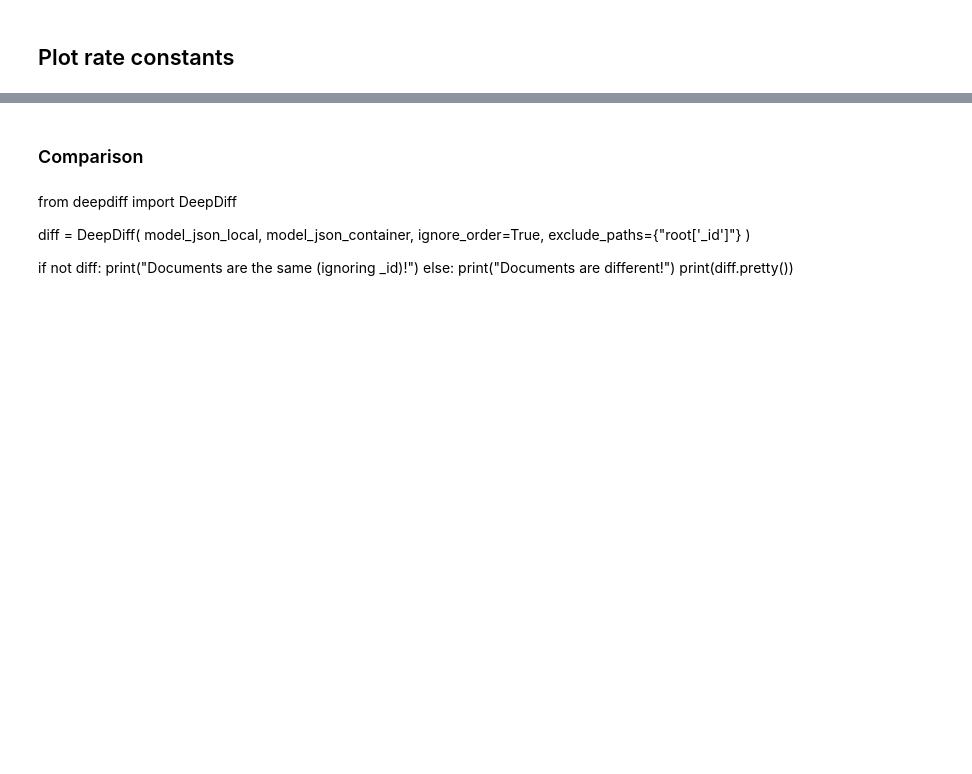
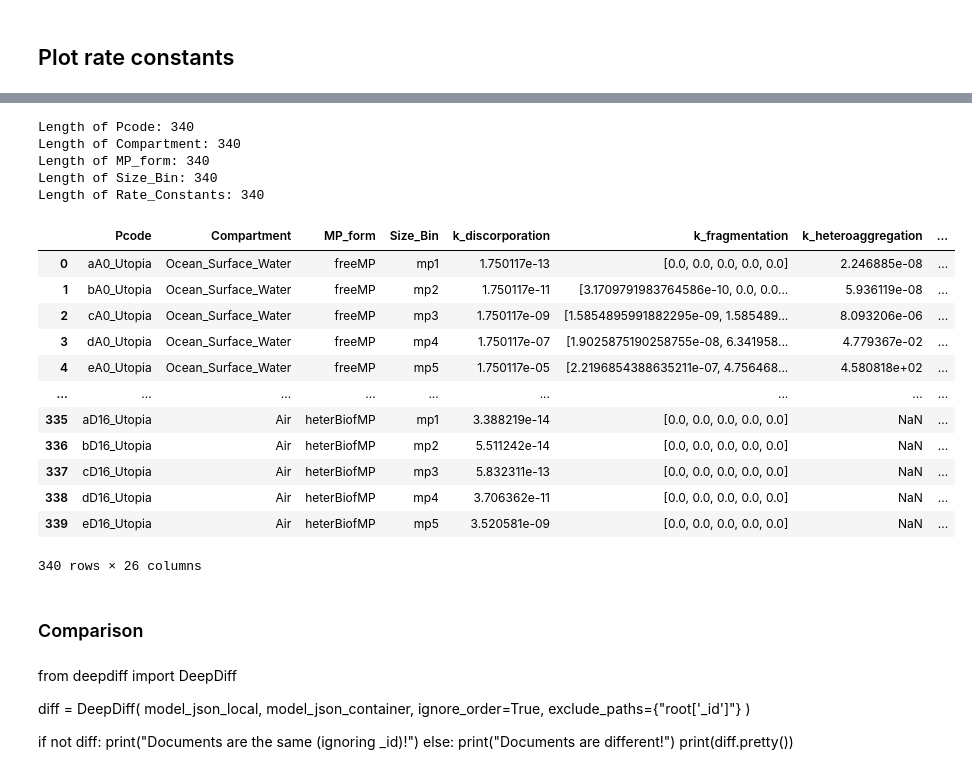
Before and after one commit to Qianhui-Lin/utopia_package, a Jupyter notebook: docs/microservice_orchestrator_restored.ipynb, the cells around one changed output, grey strips where cells are left out. Cells and saved outputs as stored; diff of their text form; code cells hidden in the pictures; blank space fills up the shorter version.

```diff
--- a/docs/microservice_orchestrator_restored.ipynb
+++ b/docs/microservice_orchestrator_restored.ipynb
@@ -111,3 +148,30 @@ else:
+# %%
+
+
+
+from utopia.microservice.plot_rate_constant.plot_rate_constant_app import create_rateConstants_table_json
+
+
+create_rateConstants_table_json(model_id,rate_constant_id)
+# %% [output]
+Length of Pcode: 340
+Length of Compartment: 340
+Length of MP_form: 340
+Length of Size_Bin: 340
+Length of Rate_Constants: 340
+|  | Pcode | Compartment | MP_form | Size_Bin | k_discorporation | k_fragmentation | k_heteroaggregation | ... |
+| 0 | aA0_Utopia | Ocean_Surface_Water | freeMP | mp1 | 1.750117e-13 | [0.0, 0.0, 0.0, 0.0, 0.0] | 2.246885e-08 | ... |
+| 1 | bA0_Utopia | Ocean_Surface_Water | freeMP | mp2 | 1.750117e-11 | [3.1709791983764586e-10, 0.0, 0.0... | 5.936119e-08 | ... |
+| 2 | cA0_Utopia | Ocean_Surface_Water | freeMP | mp3 | 1.750117e-09 | [1.5854895991882295e-09, 1.585489... | 8.093206e-06 | ... |
+| 3 | dA0_Utopia | Ocean_Surface_Water | freeMP | mp4 | 1.750117e-07 | [1.9025875190258755e-08, 6.341958... | 4.779367e-02 | ... |
+| 4 | eA0_Utopia | Ocean_Surface_Water | freeMP | mp5 | 1.750117e-05 | [2.2196854388635211e-07, 4.756468... | 4.580818e+02 | ... |
+| ... | ... | ... | ... | ... | ... | ... | ... | ... |
+| 335 | aD16_Utopia | Air | heterBiofMP | mp1 | 3.388219e-14 | [0.0, 0.0, 0.0, 0.0, 0.0] | NaN | ... |
+| 336 | bD16_Utopia | Air | heterBiofMP | mp2 | 5.511242e-14 | [0.0, 0.0, 0.0, 0.0, 0.0] | NaN | ... |
+| 337 | cD16_Utopia | Air | heterBiofMP | mp3 | 5.832311e-13 | [0.0, 0.0, 0.0, 0.0, 0.0] | NaN | ... |
+| 338 | dD16_Utopia | Air | heterBiofMP | mp4 | 3.706362e-11 | [0.0, 0.0, 0.0, 0.0, 0.0] | NaN | ... |
+| 339 | eD16_Utopia | Air | heterBiofMP | mp5 | 3.520581e-09 | [0.0, 0.0, 0.0, 0.0, 0.0] | NaN | ... |
+340 rows × 26 columns
 # %% [markdown]
 ### Comparison
 # %% [markdown]
```
Also changed, not shown: parts of 37 cells of this notebook, 1 other file.
